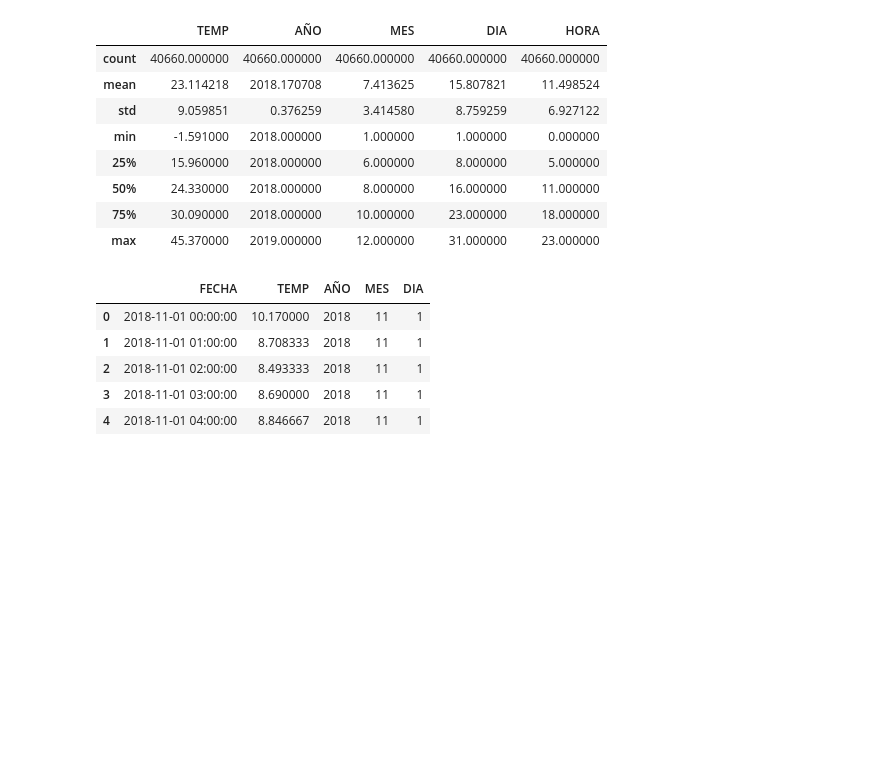
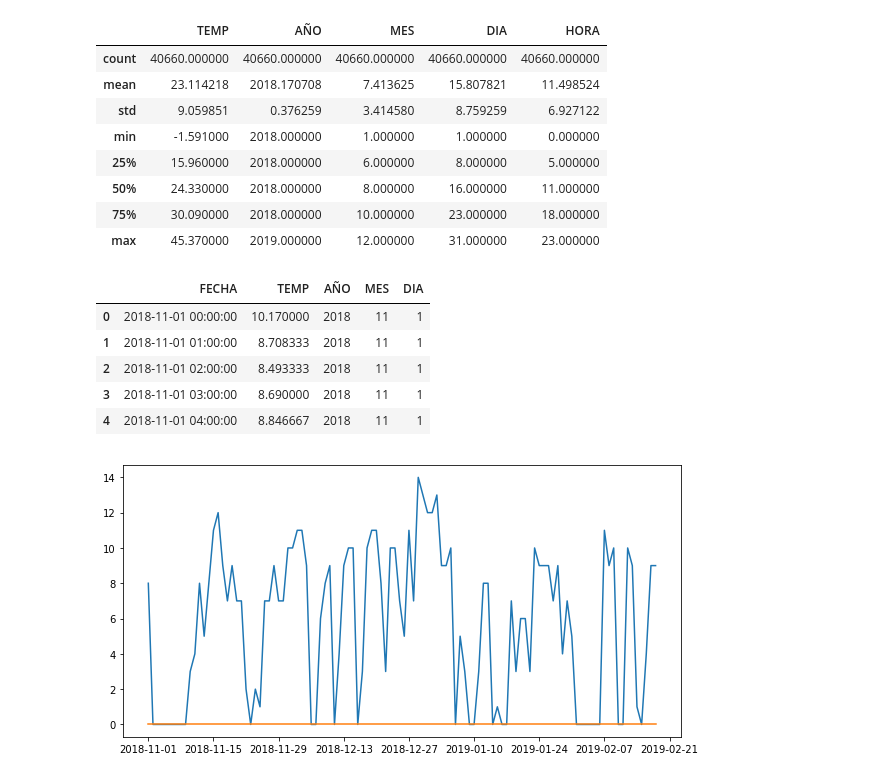
Before and after one commit to Askleth/Archivero, a Jupyter notebook: Actividad_6/Actividad6.ipynb, the cells around one changed output. Saved outputs shown, nothing was run; the diff lists cells and outputs as text; code cells hidden in the pictures; blank space fills up the shorter version.

```diff
--- a/Actividad_6/Actividad6.ipynb
+++ b/Actividad_6/Actividad6.ipynb
@@ -79,7 +79,7 @@ for i in range(df2["AÑO"][0],df2["AÑO"][len(df2)-1]+1):
                 if(0 < dfdia["TEMP"][n] <= 10):
                     HF.append(1)
                     HC.append(0)
-                elif(dfdia["TEMP"][n] > 10):
+                elif(dfdia["TEMP"][n] > 25):
                     HF.append(0)
                     HC.append(1)
                 else:
@@ -90,3 +90,16 @@ df2["HF"] = HF
 df2["HC"] = HC
 # %%
 df2["HF24"] = df2.groupby(["AÑO","MES","DIA"])["HF"].transform("sum")
+df2["T>25"] = df2.groupby(["AÑO","MES","DIA"])["HC"].transform("sum")
+df2["HFE"] = df2["HF24"] - df2["T>25"]
+# %%
+df3 = df2.drop_duplicates(["AÑO","MES","DIA"]).reset_index(drop=True)
+# %%
+df3 = df3.drop(["AÑO","MES","DIA"],1)#,"HF","HC"],axis = 1)
+# %%
+cosas = df3[["HF24","HC"]]
+plt.figure(figsize = (10,5))
+plt.plot(df3["FECHA"],cosas)
+plt.show()
+# %% [output]
+[figure, added]
```
